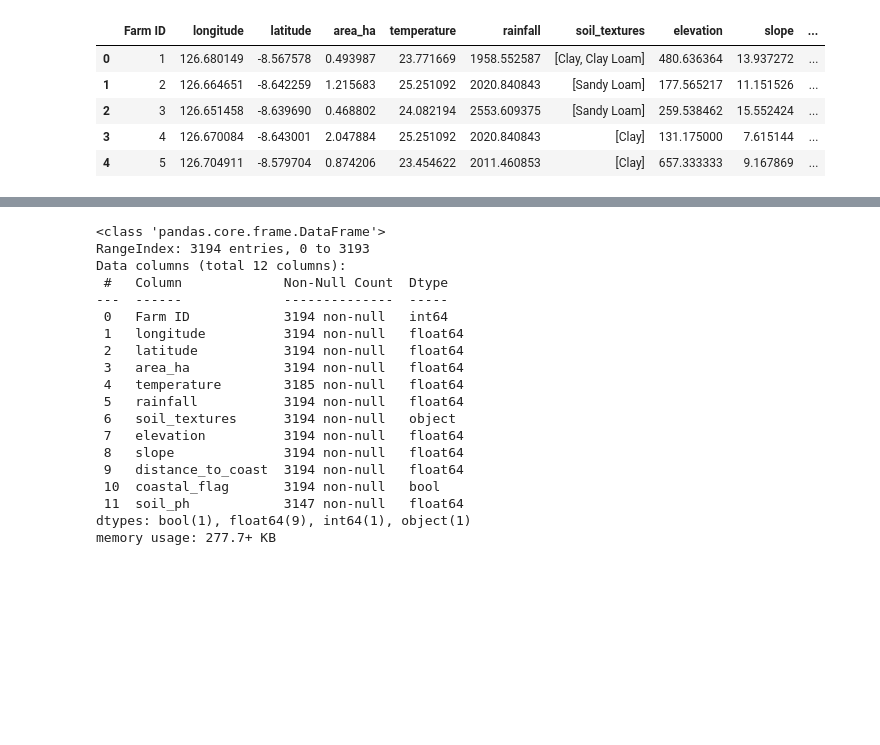
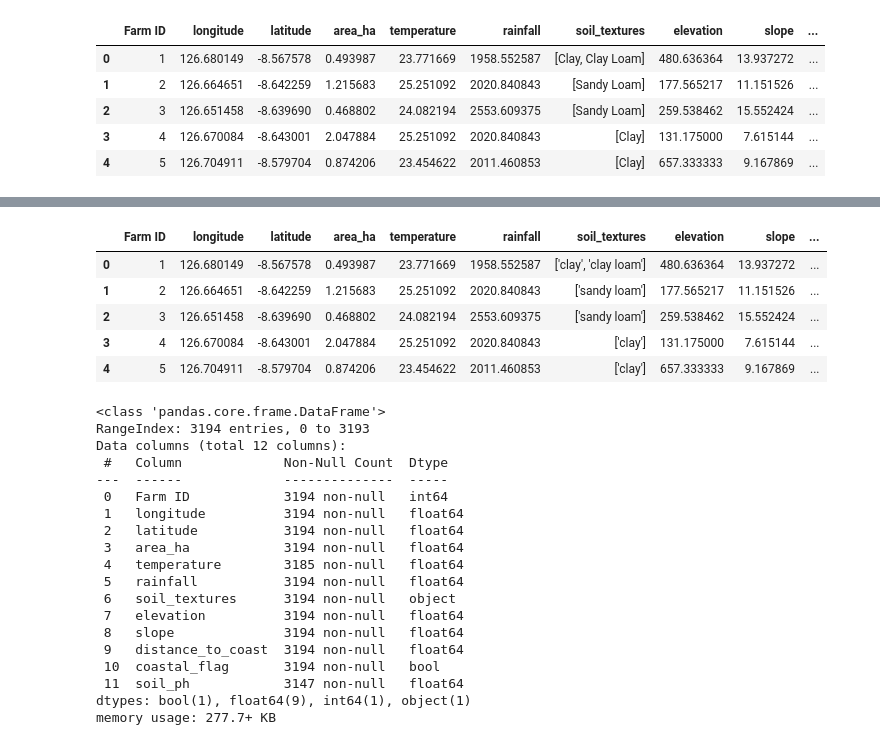
Before and after one commit to DuyVo080303/Planting-Optimisation-Tool, a Jupyter notebook: gis/notebook/extract_environmental_factor_each_farm.ipynb, the cells around one changed output, grey strips where cells are left out. Saved outputs shown, nothing was run; the diff lists cells and outputs as text; code cells hidden in the pictures; blank space fills up the shorter version.

```diff
--- a/gis/notebook/extract_environmental_factor_each_farm.ipynb
+++ b/gis/notebook/extract_environmental_factor_each_farm.ipynb
@@ -742,0 +787,13 @@ farms_reprojected.head()
+# %%
+farms_reprojected["soil_texture_clean"] = (
+    farms_reprojected["soil_texture_first"]
+    .astype(str)      # đổi sang string
+    .str.strip()      # bỏ khoảng trắng dư
+    .str.lower()      # lowercase hết
+)
+
+farms_reprojected["soil_texture_id"] = (
+    farms_reprojected["soil_texture_clean"]
+    .map(texture_map)
+    .astype("Int64")   # nullable int
+)
@@ -742,0 +809,27 @@ farms_reprojected.head()
+# %%
+# Check type of soil_texture
+farms_reprojected["soil_textures"].apply(type).value_counts()
+
+
+# Convert list to sstring
+farms_reprojected["soil_textures"] = (
+    farms_reprojected["soil_textures"]
+    .astype(str)
+    .str.strip()
+    .str.lower()
+)
+# %%
+farms_reprojected["soil_texture_id"] = (
+    farms_reprojected["soil_textures"]
+    .map(soil_mapping)
+    .astype("Int64")   # nullable int
+)
+# %%
+farms_reprojected.head()
+# %% [output]
+|  | Farm ID | longitude | latitude | area_ha | temperature | rainfall | soil_textures | elevation | slope | ... |
+| 0 | 1 | 126.680149 | -8.567578 | 0.493987 | 23.771669 | 1958.552587 | ['clay', 'clay loam'] | 480.636364 | 13.937272 | ... |
+| 1 | 2 | 126.664651 | -8.642259 | 1.215683 | 25.251092 | 2020.840843 | ['sandy loam'] | 177.565217 | 11.151526 | ... |
+| 2 | 3 | 126.651458 | -8.639690 | 0.468802 | 24.082194 | 2553.609375 | ['sandy loam'] | 259.538462 | 15.552424 | ... |
+| 3 | 4 | 126.670084 | -8.643001 | 2.047884 | 25.251092 | 2020.840843 | ['clay'] | 131.175000 | 7.615144 | ... |
+| 4 | 5 | 126.704911 | -8.579704 | 0.874206 | 23.454622 | 2011.460853 | ['clay'] | 657.333333 | 9.167869 | ... |
```
Also changed, not shown: parts of 6 cells of this notebook, 1 other file.
